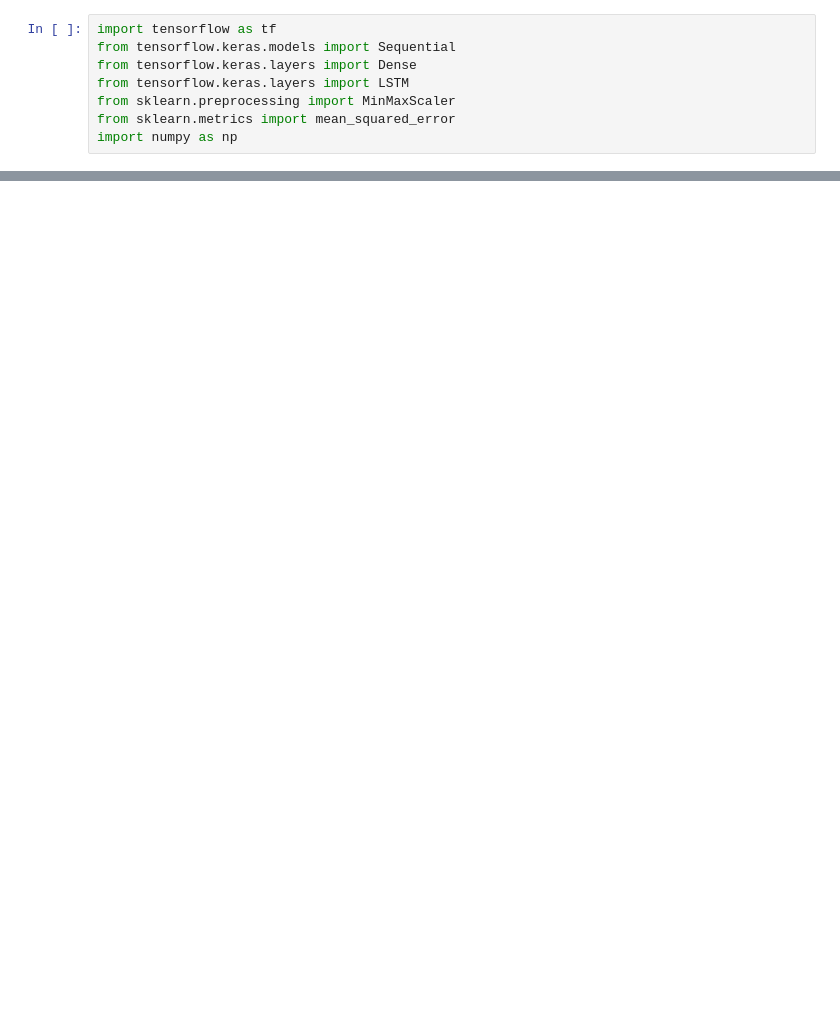
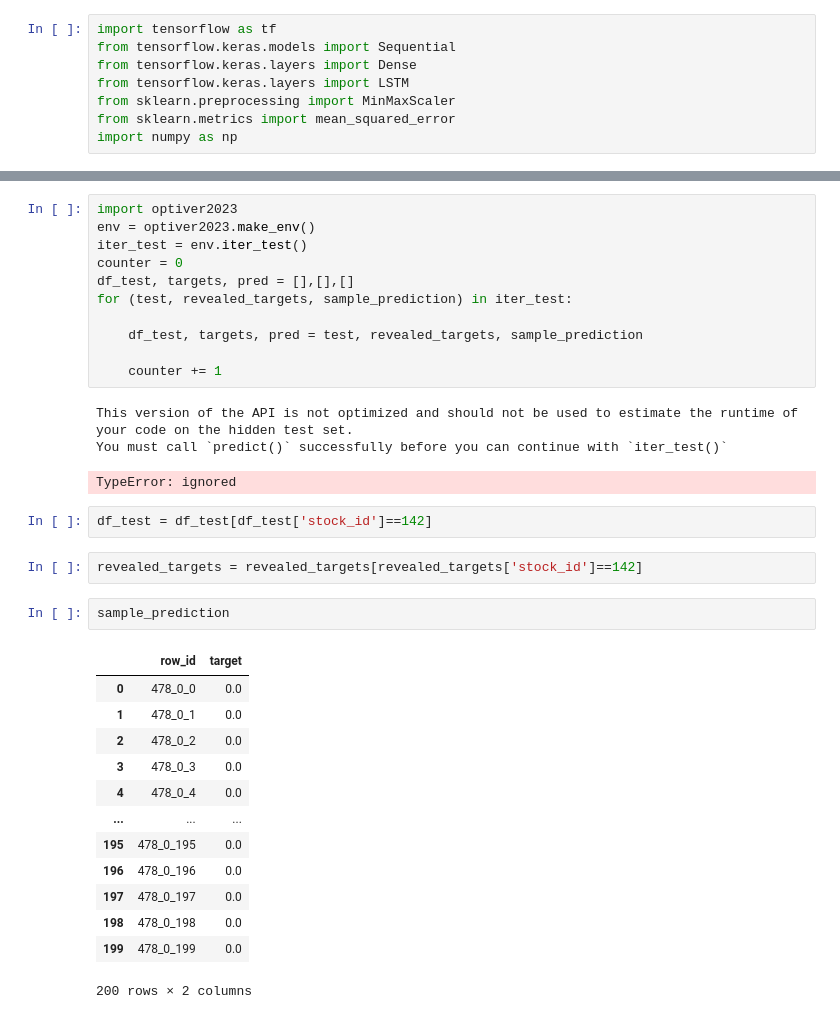
Before and after one commit to UNT-CSCE-Projects/US_stock_market_prediction, a Jupyter notebook: Optiver.ipynb, the cells around one changed output, grey strips where cells are left out. Saved outputs shown, nothing was run; the diff lists cells and outputs as text; blank space fills up the shorter version.

```diff
--- a/Optiver.ipynb
+++ b/Optiver.ipynb
@@ -400,0 +471,35 @@ dtype: int64
+# %%
+import optiver2023
+env = optiver2023.make_env()
+iter_test = env.iter_test()
+counter = 0
+df_test, targets, pred = [],[],[]
+for (test, revealed_targets, sample_prediction) in iter_test:
+
+    df_test, targets, pred = test, revealed_targets, sample_prediction
+
+    counter += 1
+# %% [output]
+This version of the API is not optimized and should not be used to estimate the runtime of your code on the hidden test set.
+You must call `predict()` successfully before you can continue with `iter_test()`
+TypeError: ignored
+# %%
+df_test = df_test[df_test['stock_id']==142]
+# %%
+revealed_targets = revealed_targets[revealed_targets['stock_id']==142]
+# %%
+sample_prediction
+# %% [output]
+|  | row_id | target |
+| 0 | 478_0_0 | 0.0 |
+| 1 | 478_0_1 | 0.0 |
+| 2 | 478_0_2 | 0.0 |
+| 3 | 478_0_3 | 0.0 |
+| 4 | 478_0_4 | 0.0 |
+| ... | ... | ... |
+| 195 | 478_0_195 | 0.0 |
+| 196 | 478_0_196 | 0.0 |
+| 197 | 478_0_197 | 0.0 |
+| 198 | 478_0_198 | 0.0 |
+| 199 | 478_0_199 | 0.0 |
+200 rows × 2 columns
```
Also changed, not shown: parts of 31 cells of this notebook.
